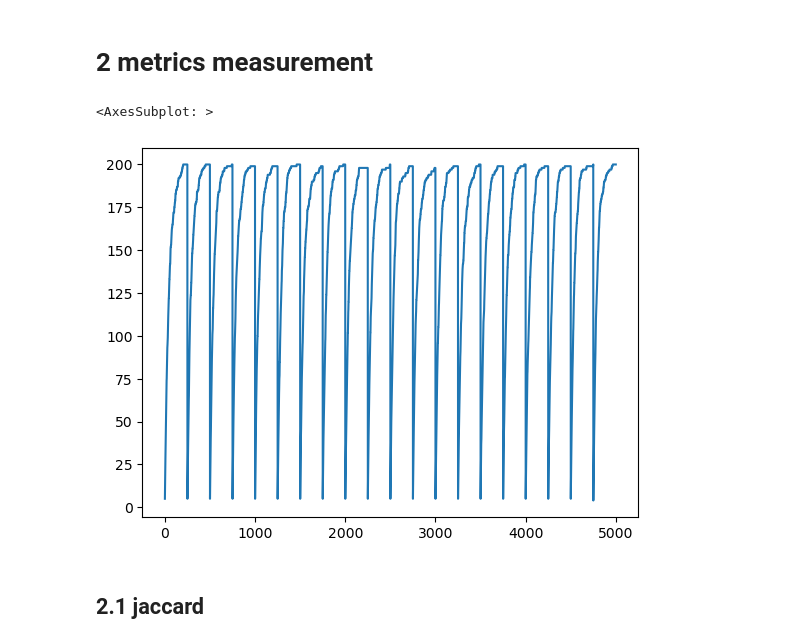
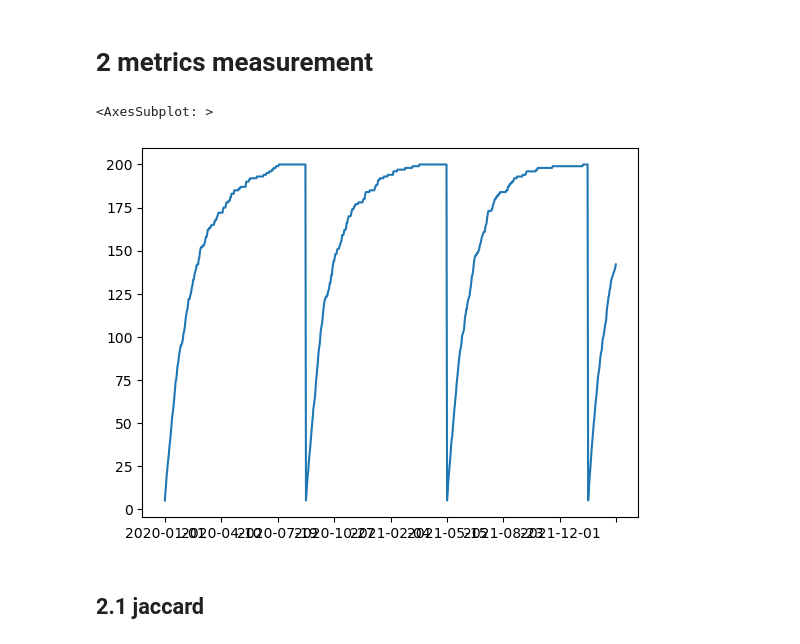
Before and after one commit to Victor-Le-Coz/secured_interbank_network_public, a Jupyter notebook: emp_analysis.ipynb, the cells around one changed output. Drawn from its saved outputs; the diff is of its cells as text; code cells hidden in the pictures.

Commit message:
new empirical graphics features: dates on the x axis + aggregated charts of pvalues + kdplot in symlog space

```diff
--- a/emp_analysis.ipynb
+++ b/emp_analysis.ipynb
@@ -38,12 +38,13 @@ dic_obs_matrix_reverse_repo = ep.get_dic_obs_matrix_reverse_repo()
 dic_binary_adjs = em.get_binary_adjs(dic_obs_matrix_reverse_repo, agg_periods)
 # %%
 test = pd.Series()
-for i in range(5000):
+days = list(list(dic_binary_adjs.values())[0].keys())
+for i in days[:800]:
     test.loc[i] = (dic_binary_adjs[250][i].sum())
 test.plot()
 # %% [output]
 <AxesSubplot: >
-[figure, old version]
+[figure, new version]
 # %% [markdown]
 ## 2.1 jaccard
 # %%
```
Also changed, not shown: parts of 11 cells of this notebook, 8 other files.
